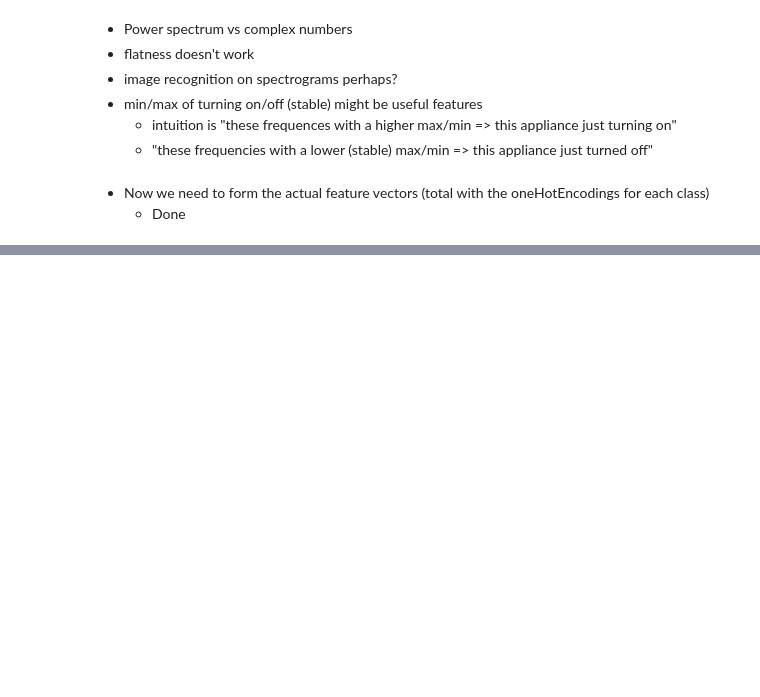
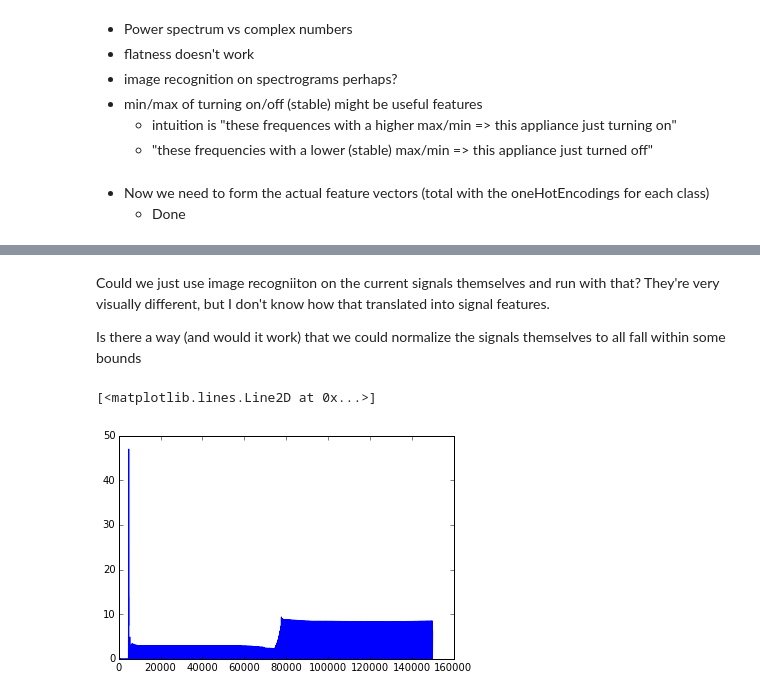
Before and after one commit to meissnereric/appliance_oracle, a Jupyter notebook: RealParserYo.ipynb, the cells around one changed output, grey strips where cells are left out. Cells and saved outputs as stored; diff of their text form; code cells hidden in the pictures; blank space fills up the shorter version.

Commit message:
Commit during testing of features for usability and effectiveness.

```diff
--- a/RealParserYo.ipynb
+++ b/RealParserYo.ipynb
@@ -429,17 +462,0 @@ def parseIntoTurningOnAndStable(base_data):
-# %%
-count = 5
-training_ids = {}
-testing_ids = {}
-training_data = {}
-testing_data = {}
-ids_to_draw = {}
-sets_of_ids = {}
-t_data = {}
-for (ii,t) in enumerate(Unq_type):
-    t_ids = [i for i,j in enumerate(Types,start=1) if j == t]
-    test_train_cutoff = int(float(len(t_ids)) * 0.7)
-    training_ids[t] = t_ids[:test_train_cutoff]
-    sets_of_train_ids[t] = [training_ids[t][x:x+count] for x in xrange(0, len(training_ids[t]), count)]
-    sets_of_test_ids[t] = [testing_ids[t][x:x+count] for x in xrange(0, len(testing_ids[t]), count)]
-    testing_ids[t] = t_ids[test_train_cutoff:]
-    #t_data[t] = read_data_given_id(csv_path, ids_to_draw[t], False)
@@ -536,0 +767,13 @@ dict(a)
+# %% [markdown]
+Could we just use image recogniiton on the current signals themselves and run with that? They're very visually different, but I don't know how that translated into signal features.
+
+Is there a way (and would it work) that we could normalize the signals themselves to all fall within some bounds
+# %%
+wm = read_data_given_id(csv_path, [training_ids['Microwave'][0]], False)
+for (k,df_v) in wm.items():
+    wmc = df_v['current']
+# %%
+plt.plot(abs(wmc)**2)
+# %% [output]
+[<matplotlib.lines.Line2D at 0x...>]
+[figure, added]
```
Also changed, not shown: parts of 29 cells of this notebook, 4 other files.
